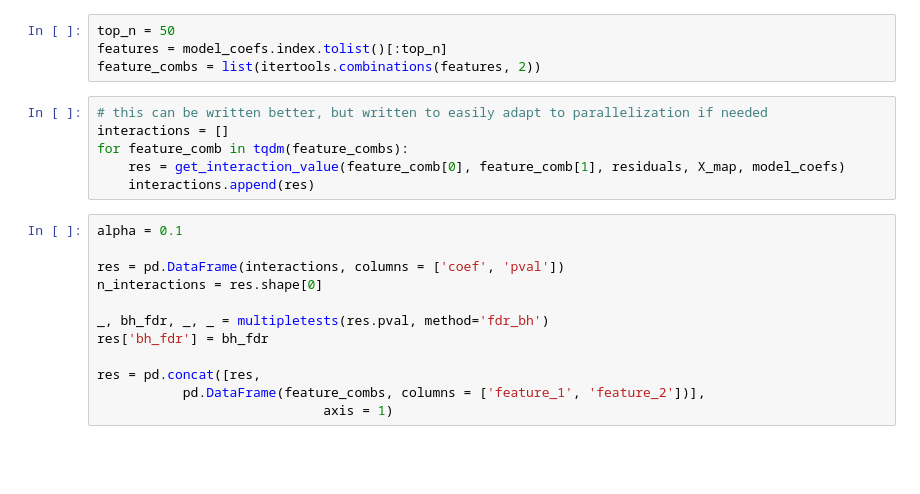
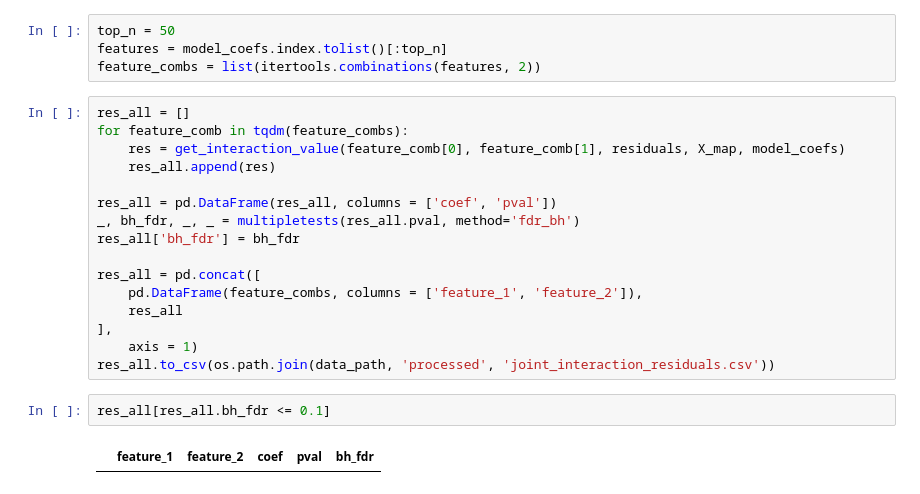
Before and after one commit to hmbaghdassarian/metastatic_potential, a Jupyter notebook: notebooks/C_joint_prediction/05_perturbation_interactions_residuals.ipynb, the cells around one changed output. Drawn from its saved outputs; the diff is of its cells as text; blank space fills up the shorter version.

```diff
--- a/notebooks/C_joint_prediction/05_perturbation_interactions_residuals.ipynb
+++ b/notebooks/C_joint_prediction/05_perturbation_interactions_residuals.ipynb
@@ -126,20 +132,22 @@ top_n = 50
 features = model_coefs.index.tolist()[:top_n]
 feature_combs = list(itertools.combinations(features, 2))
 # %%
-# this can be written better, but written to easily adapt to parallelization if needed
-interactions = []
+res_all = []
 for feature_comb in tqdm(feature_combs):
     res = get_interaction_value(feature_comb[0], feature_comb[1], residuals, X_map, model_coefs)
-    interactions.append(res)
+    res_all.append(res)
+
+res_all = pd.DataFrame(res_all, columns = ['coef', 'pval'])
+_, bh_fdr, _, _ = multipletests(res_all.pval, method='fdr_bh')
+res_all['bh_fdr'] = bh_fdr
+
+res_all = pd.concat([
+    pd.DataFrame(feature_combs, columns = ['feature_1', 'feature_2']),
+    res_all
+],
+    axis = 1)
+res_all.to_csv(os.path.join(data_path, 'processed', 'joint_interaction_residuals.csv'))
 # %%
-alpha = 0.1
-
-res = pd.DataFrame(interactions, columns = ['coef', 'pval'])
-n_interactions = res.shape[0]
-
-_, bh_fdr, _, _ = multipletests(res.pval, method='fdr_bh')
-res['bh_fdr'] = bh_fdr
-
-res = pd.concat([res,
-           pd.DataFrame(feature_combs, columns = ['feature_1', 'feature_2'])],
-                             axis = 1)
+res_all[res_all.bh_fdr <= 0.1]
+# %% [output]
+|  | feature_1 | feature_2 | coef | pval | bh_fdr |
```
Also changed, not shown: parts of 19 cells of this notebook, 8 other files.
